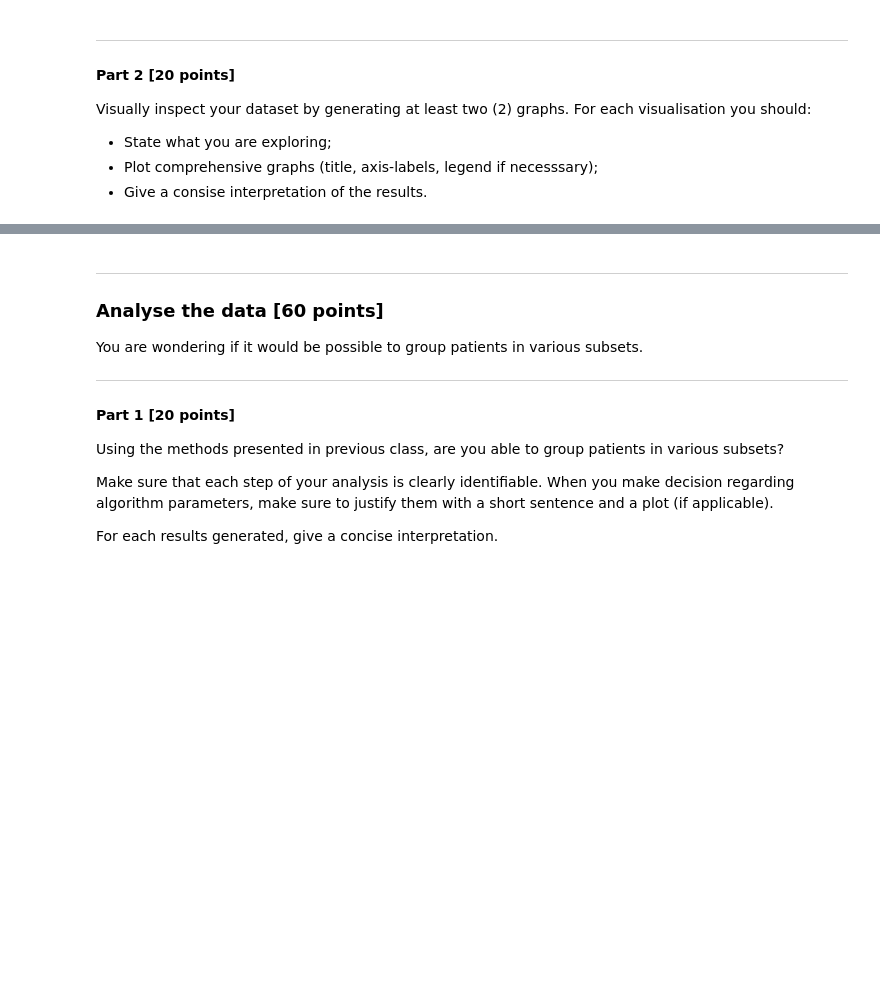
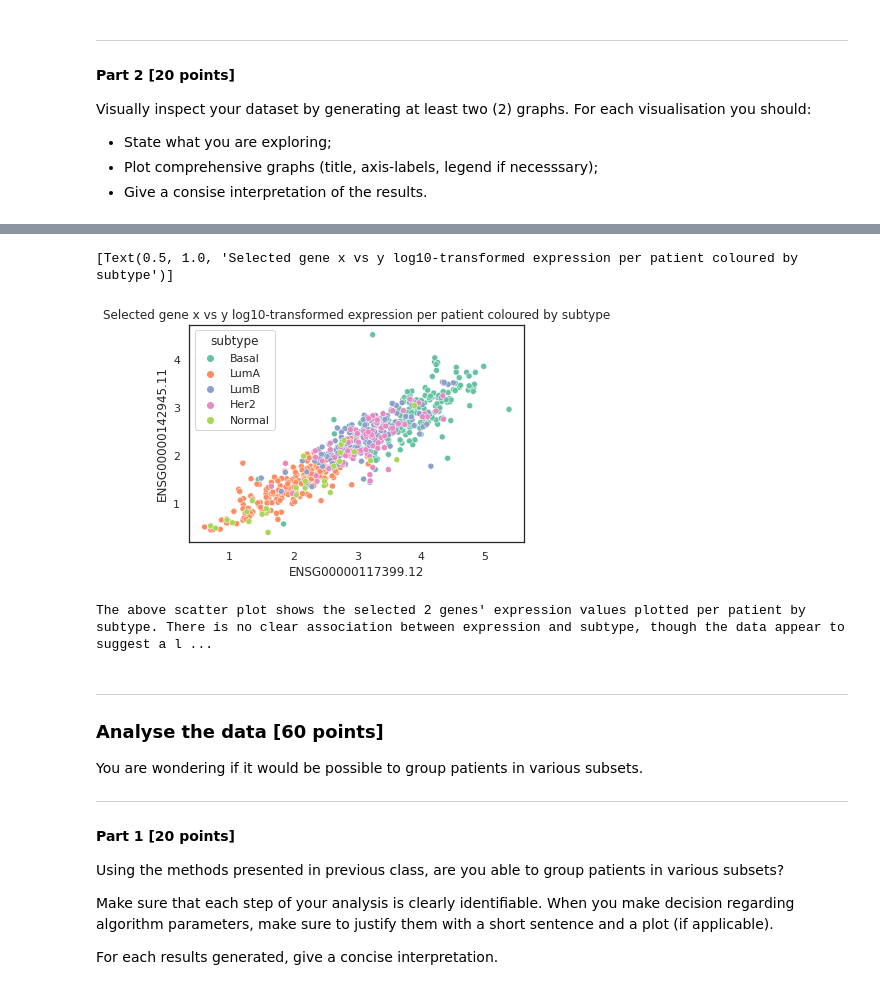
Before and after one commit to nkhetarpal/BIM6065C_S22_data_analysis, a Jupyter notebook: BIM6065C/ds3/data_analysis_3.ipynb, the cells around one changed output, grey strips where cells are left out. Saved outputs shown, nothing was run; the diff lists cells and outputs as text; code cells hidden in the pictures; blank space fills up the shorter version.

```diff
--- a/BIM6065C/ds3/data_analysis_3.ipynb
+++ b/BIM6065C/ds3/data_analysis_3.ipynb
@@ -202,0 +299,5 @@ ENSG00000117399.12  vs.  ENSG00000142945.11  ------> 0.92
+# %%
+gene_x = patient_data.loc[:,"ENSG00000117399.12"]
+gene_y = patient_data.loc[:,"ENSG00000142945.11"]
+linreg = sp.stats.linregress(x=gene_x, y=gene_y) #expect rvalue~0.92
+print(gene_x,gene_y,'\n',linreg)
@@ -211,3 +346,12 @@ Visually inspect your dataset by generating at least two (2) graphs. For each vi
+# %%
+sns.scatterplot(data=patient_data,x=gene_x, y=gene_y,hue="subtype").set(title="Selected gene x vs y log10-transformed expression per patient coloured by subtype")
+# %% [output]
+[Text(0.5, 1.0, 'Selected gene x vs y log10-transformed expression per patient coloured by subtype')]
+[figure, added]
+# %%
+print("The above scatter plot shows the selected 2 genes' expression values plotted per patient by subtype. There is no clear association between expression and subtype, though the data appear to suggest a linear correlation (which was tested above, as well).")
+# %% [output]
+The above scatter plot shows the selected 2 genes' expression values plotted per patient by subtype. There is no clear association between expression and subtype, though the data appear to suggest a l ...
 # %% [markdown]
 <hr style="border:1px solid black"> </hr>
 
```
Also changed, not shown: parts of 59 cells of this notebook.
